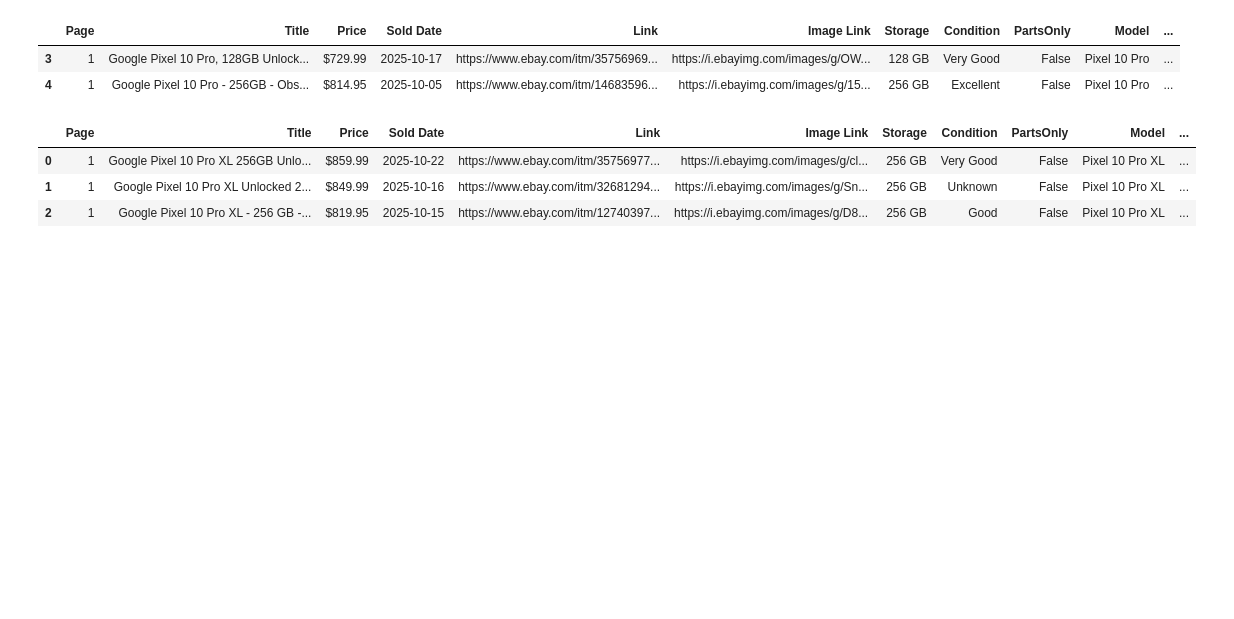
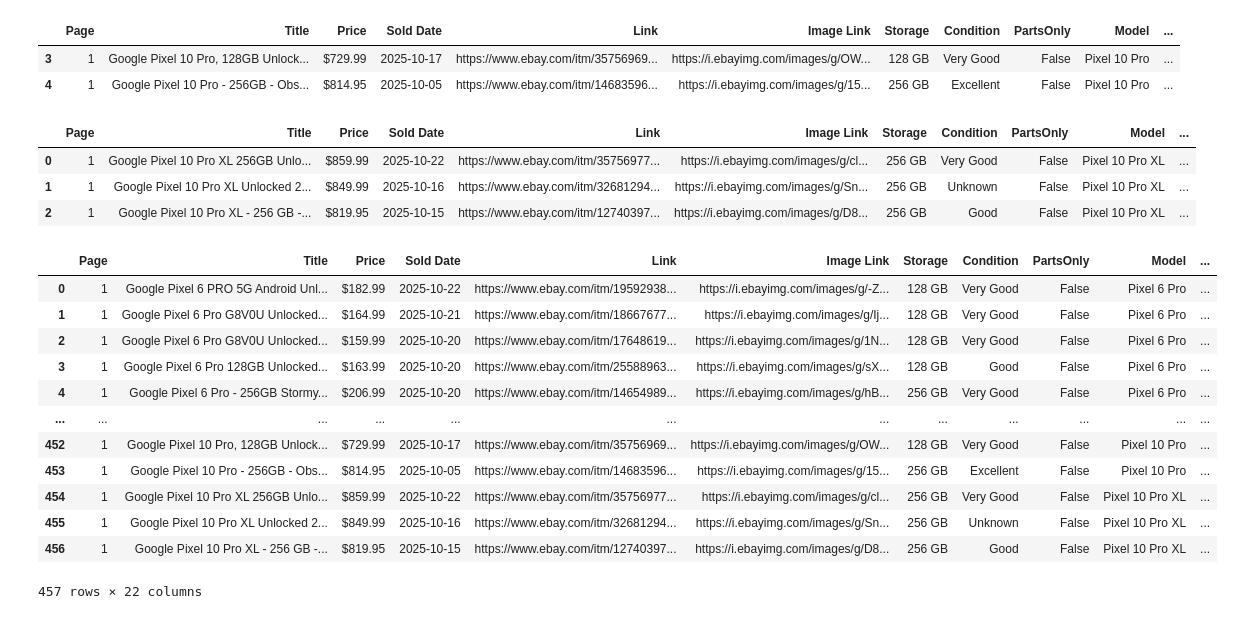
Before and after one commit to MengsrunNit/ebay-scrapping, a Jupyter notebook: Google Pixel/Pixel_Model/Pixel_Pro/pixel_pro.ipynb, the cells around one changed output. Drawn from its saved outputs; the diff is of its cells as text; code cells hidden in the pictures; blank space fills up the shorter version.

```diff
--- a/Google Pixel/Pixel_Model/Pixel_Pro/pixel_pro.ipynb
+++ b/Google Pixel/Pixel_Model/Pixel_Pro/pixel_pro.ipynb
@@ -238,3 +238,48 @@ pixel_base = pd.concat([pixel6pro, pixel7pro, pixel8pro, pixel9pro,pixel9proxl,
 pixel_base
 #export to csv
 pixel_base.to_csv('pixel_pro.csv', index=False)
+# %%
+data = pd.read_csv('pixel_pro.csv')
+data['Sold Date'] = pd.to_datetime(data['Sold Date'])
+data['year']= data['Sold Date'].dt.year
+data['Month'] = data['Sold Date'].dt.month
+data['Price_num'] = data['Price'].str.replace('$', '').str.replace(',', '').astype(float)
+# %%
+import pandas as pd
+
+# --- RELEASE DATE MAPPING FOR PIXEL PRO SERIES ONLY ---
+
+release_map = {
+    "Pixel 6 Pro":     "2021-10",
+    "Pixel 7 Pro":     "2022-10",
+    "Pixel 8 Pro":     "2023-10",
+    "Pixel 9 Pro":     "2024-08",
+    "Pixel 9 Pro XL":  "2024-08",
+    "Pixel 10 Pro":    "2025-10",  # placeholder — adjust when official
+    "Pixel 10 Pro XL": "2025-10",  # placeholder — adjust when official
+}
+
+data['Release Date'] = data['Model'].replace(release_map)
+
+# Convert to datetime
+data['Release Date'] = pd.to_datetime(data['Release Date'], errors='coerce')
+
+# --- COMPUTE AGE IN MONTHS ---
+data["Age_at_Sale"] = (
+    (data['Sold Date'] - data['Release Date']).dt.days / 30.44
+).round(2)
+data
+# %% [output]
+|  | Page | Title | Price | Sold Date | Link | Image Link | Storage | Condition | PartsOnly | Model | ... |
+| 0 | 1 | Google Pixel 6 PRO 5G Android Unl... | $182.99 | 2025-10-22 | https://www.ebay.com/itm/19592938... | https://i.ebayimg.com/images/g/-Z... | 128 GB | Very Good | False | Pixel 6 Pro | ... |
+| 1 | 1 | Google Pixel 6 Pro G8V0U Unlocked... | $164.99 | 2025-10-21 | https://www.ebay.com/itm/18667677... | https://i.ebayimg.com/images/g/Ij... | 128 GB | Very Good | False | Pixel 6 Pro | ... |
+| 2 | 1 | Google Pixel 6 Pro G8V0U Unlocked... | $159.99 | 2025-10-20 | https://www.ebay.com/itm/17648619... | https://i.ebayimg.com/images/g/1N... | 128 GB | Very Good | False | Pixel 6 Pro | ... |
+| 3 | 1 | Google Pixel 6 Pro 128GB Unlocked... | $163.99 | 2025-10-20 | https://www.ebay.com/itm/25588963... | https://i.ebayimg.com/images/g/sX... | 128 GB | Good | False | Pixel 6 Pro | ... |
+| 4 | 1 | Google Pixel 6 Pro - 256GB Stormy... | $206.99 | 2025-10-20 | https://www.ebay.com/itm/14654989... | https://i.ebayimg.com/images/g/hB... | 256 GB | Very Good | False | Pixel 6 Pro | ... |
+| ... | ... | ... | ... | ... | ... | ... | ... | ... | ... | ... | ... |
+| 452 | 1 | Google Pixel 10 Pro, 128GB Unlock... | $729.99 | 2025-10-17 | https://www.ebay.com/itm/35756969... | https://i.ebayimg.com/images/g/OW... | 128 GB | Very Good | False | Pixel 10 Pro | ... |
+| 453 | 1 | Google Pixel 10 Pro - 256GB - Obs... | $814.95 | 2025-10-05 | https://www.ebay.com/itm/14683596... | https://i.ebayimg.com/images/g/15... | 256 GB | Excellent | False | Pixel 10 Pro | ... |
+| 454 | 1 | Google Pixel 10 Pro XL 256GB Unlo... | $859.99 | 2025-10-22 | https://www.ebay.com/itm/35756977... | https://i.ebayimg.com/images/g/cl... | 256 GB | Very Good | False | Pixel 10 Pro XL | ... |
+| 455 | 1 | Google Pixel 10 Pro XL Unlocked 2... | $849.99 | 2025-10-16 | https://www.ebay.com/itm/32681294... | https://i.ebayimg.com/images/g/Sn... | 256 GB | Unknown | False | Pixel 10 Pro XL | ... |
+| 456 | 1 | Google Pixel 10 Pro XL - 256 GB -... | $819.95 | 2025-10-15 | https://www.ebay.com/itm/12740397... | https://i.ebayimg.com/images/g/D8... | 256 GB | Good | False | Pixel 10 Pro XL | ... |
+457 rows × 22 columns
```
Also changed, not shown: parts of 3 cells of this notebook, 41 other files.
